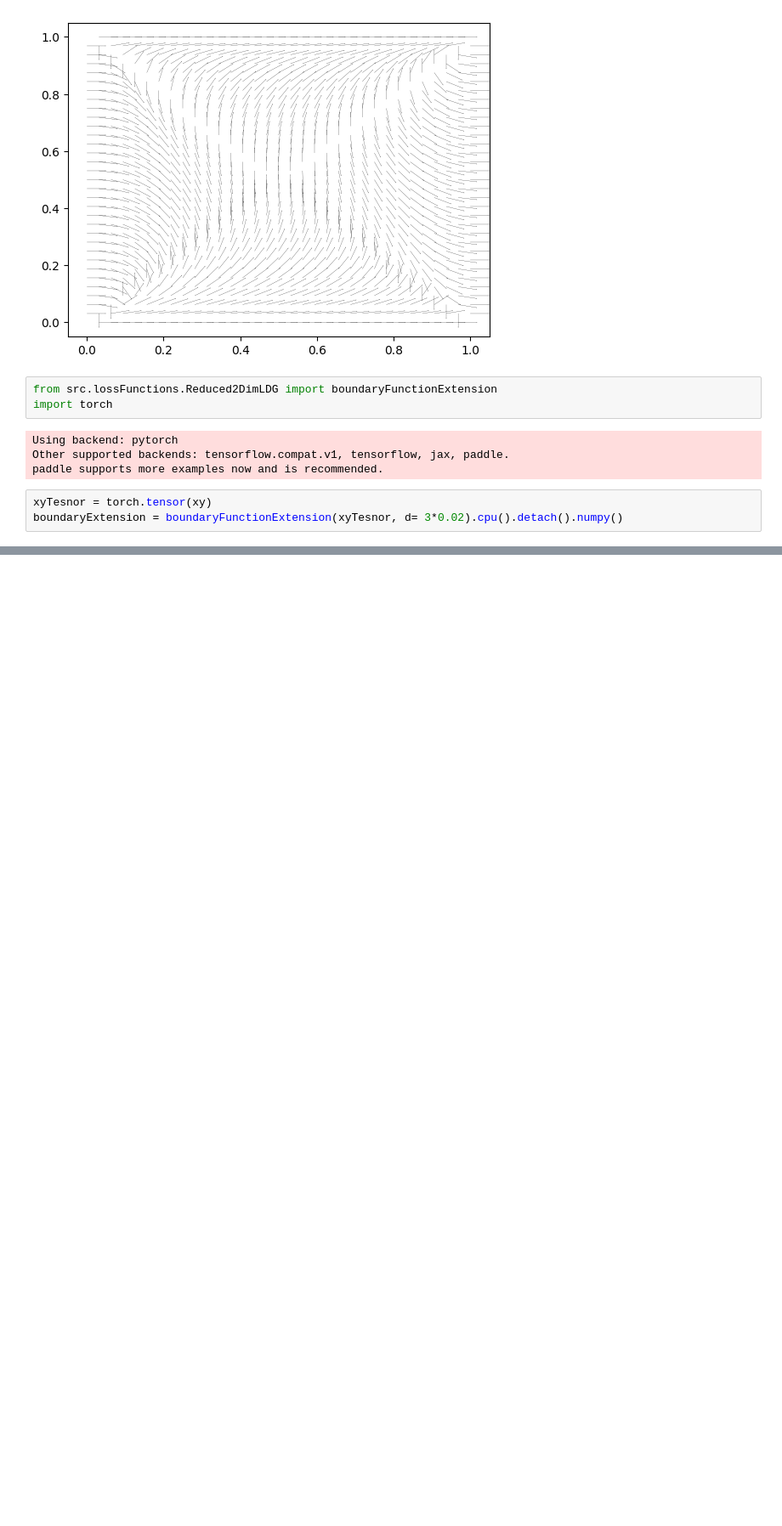
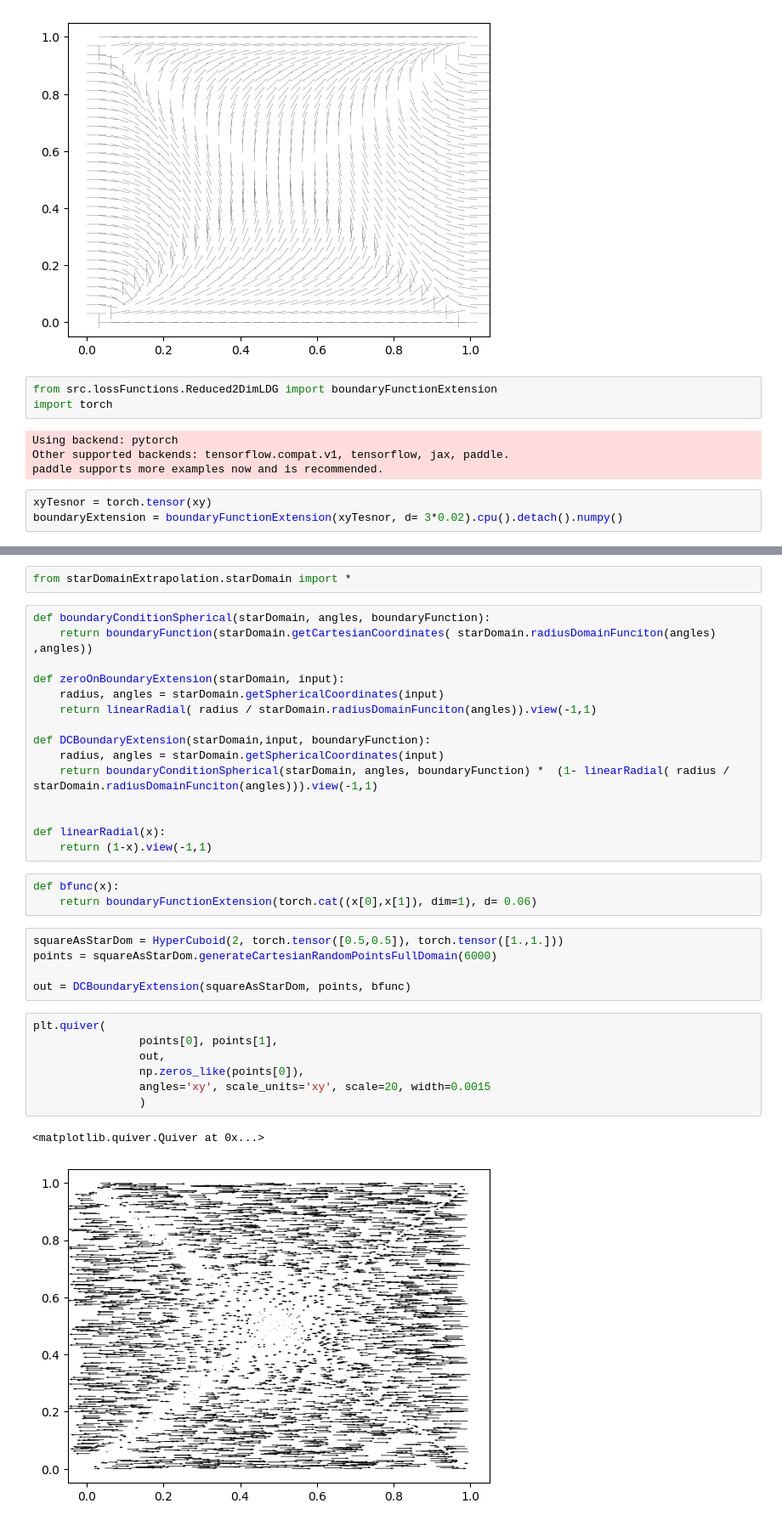
Before and after one commit to SeanDisaro/DeflationPIML, a Jupyter notebook: seeData.ipynb, the cells around one changed output, grey strips where cells are left out. Shown at 85% size. Drawn from its saved outputs; the diff is of its cells as text; blank space fills up the shorter version.

Commit message:
Did some experiments and used star domain extrapolation for Dirichlet hard constraint

```diff
--- a/seeData.ipynb
+++ b/seeData.ipynb
@@ -154,0 +157,35 @@ plt.quiver(
+# %%
+from starDomainExtrapolation.starDomain import *
+# %%
+def boundaryConditionSpherical(starDomain, angles, boundaryFunction):
+    return boundaryFunction(starDomain.getCartesianCoordinates( starDomain.radiusDomainFunciton(angles) ,angles))
+
+def zeroOnBoundaryExtension(starDomain, input):
+    radius, angles = starDomain.getSphericalCoordinates(input)
+    return linearRadial( radius / starDomain.radiusDomainFunciton(angles)).view(-1,1)
+
+def DCBoundaryExtension(starDomain,input, boundaryFunction):
+    radius, angles = starDomain.getSphericalCoordinates(input)
+    return boundaryConditionSpherical(starDomain, angles, boundaryFunction) *  (1- linearRadial( radius / starDomain.radiusDomainFunciton(angles))).view(-1,1)
+
+
+def linearRadial(x):
+    return (1-x).view(-1,1)
+# %%
+def bfunc(x):
+    return boundaryFunctionExtension(torch.cat((x[0],x[1]), dim=1), d= 0.06)
+# %%
+squareAsStarDom = HyperCuboid(2, torch.tensor([0.5,0.5]), torch.tensor([1.,1.]))
+points = squareAsStarDom.generateCartesianRandomPointsFullDomain(6000)
+
+out = DCBoundaryExtension(squareAsStarDom, points, bfunc)
+# %%
+plt.quiver(
+                points[0], points[1],
+                out,
+                np.zeros_like(points[0]),
+                angles='xy', scale_units='xy', scale=20, width=0.0015
+                )
+# %% [output]
+<matplotlib.quiver.Quiver at 0x...>
+[figure, added]
```
Also changed, not shown: parts of 4 cells of this notebook, 11 other files.
